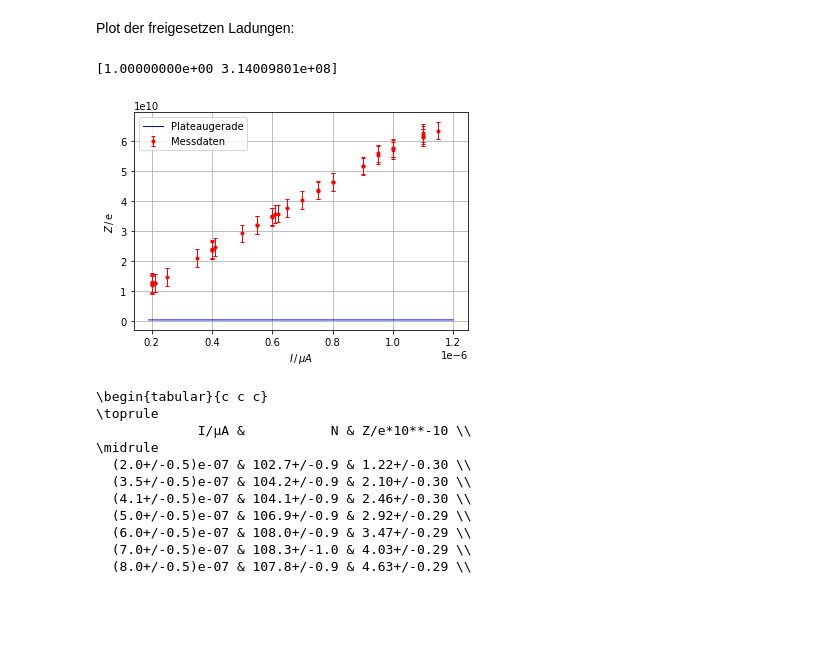
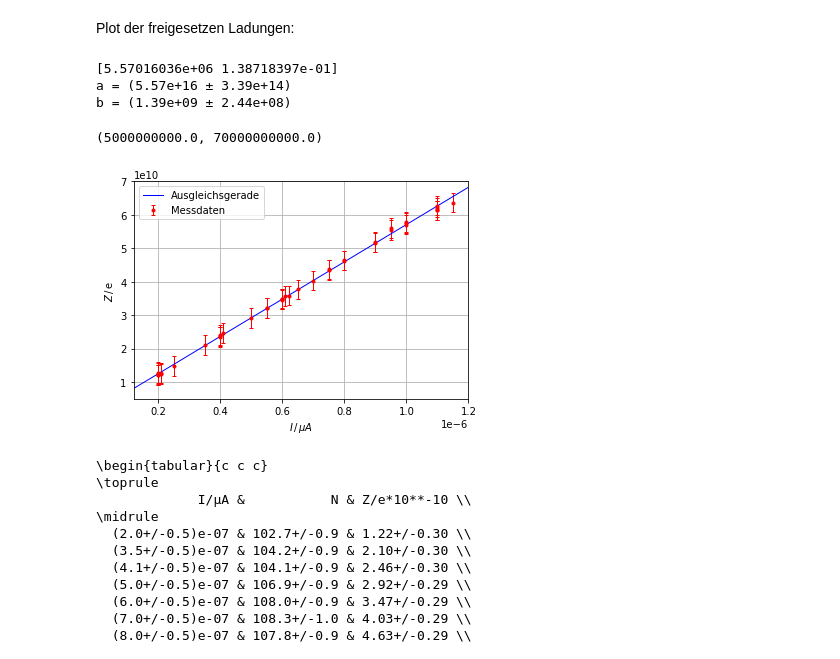
Before and after one commit to waerther/grundpraktikum2, a Jupyter notebook: v703/auswertung.ipynb, the cells around one changed output. Saved outputs shown, nothing was run; the diff lists cells and outputs as text; code cells hidden in the pictures; blank space fills up the shorter version.

```diff
--- a/v703/auswertung.ipynb
+++ b/v703/auswertung.ipynb
@@ -171,25 +171,37 @@ Plot der freigesetzen Ladungen:
 # %%
 plt.errorbar(I, noms(Z), yerr = stds(Z), fmt='r.', elinewidth = 1, capsize = 2, label = 'Messdaten')
 
 # Ausgleichsgerade
 def g(u, a, b):
     return a * u + b
 
-para, pcov = curve_fit(g, I, nomZ)
+para, pcov = curve_fit(g, I, noms(Z)*1e-10)
 a, b = para; print(para)
-# pcov = sqrt(np.diag(pcov))
-# fa, fb = pcov
-xx = np.linspace(0.19*1e-6, 1.2*1e-6, 10000)
-# xx = np.linspace(0.19, 1.2, 10000)
-plt.plot(xx, g(xx, a, b), '-b', linewidth = 1, label = 'Plateaugerade')
+pcov = sqrt(np.diag(pcov))
+fa, fb = pcov
+xx = np.linspace(0.1*1e-6, 1.3*1e-6, 10000)
+a *= 1e10; b *= 1e10
+fa *= 1e10; fb *= 1e10
+plt.plot(xx, g(xx, a, b), '-b', linewidth = 1, label = 'Ausgleichsgerade')
+
+ua = ufloat(a, fa)
+ub = ufloat(b, fb)
+print('a = (%.2e ± %.2e)' % (noms(ua), stds(ua)))
+print('b = (%.2e ± %.2e)' % (noms(ub), stds(ub)))
+
 
 plt.xlabel(r'$I \, / \, \mu A$')
 plt.ylabel(r'$Z \, / \, \mathrm{e}$')
 plt.legend(loc="best")                  # legend position
 plt.grid(True)                          # grid style
+plt.xlim(0.12*1e-6, 1.2*1e-6)
+plt.ylim(0.5*1e10, 7e10)
 # %% [output]
-[1.00000000e+00 3.14009801e+08]
+[5.57016036e+06 1.38718397e-01]
+a = (5.57e+16 ± 3.39e+14)
+b = (1.39e+09 ± 2.44e+08)
+(5000000000.0, 70000000000.0)
-[figure, old version]
+[figure, new version]
 # %%
 f = {'I/μA': uI, 'N': uN, 'Z/e*10**-10': Z*1e-10}
 df = pd.DataFrame(data = f)
```
Also changed, not shown: parts of 1 cell of this notebook, 3 other files.
